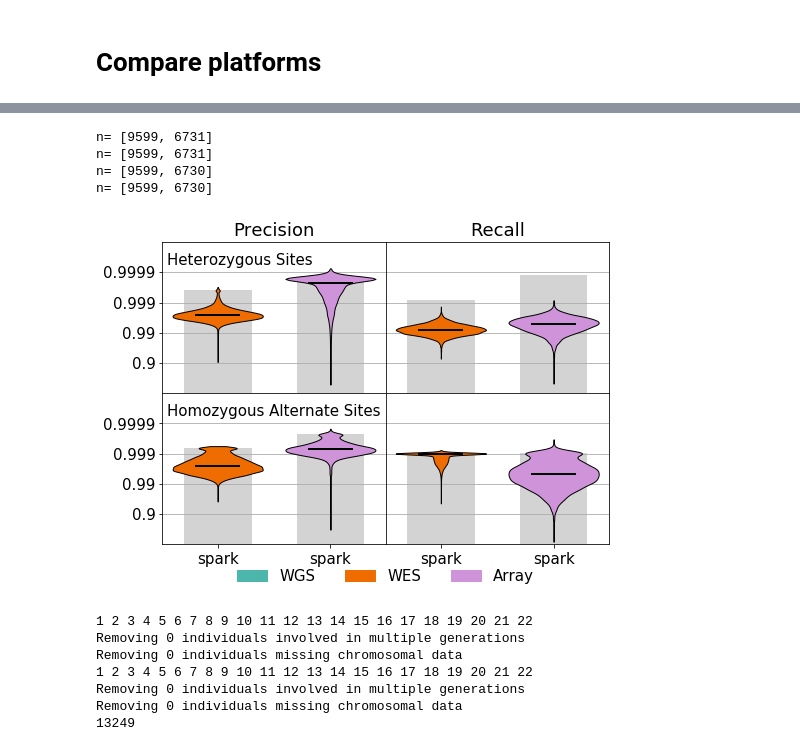
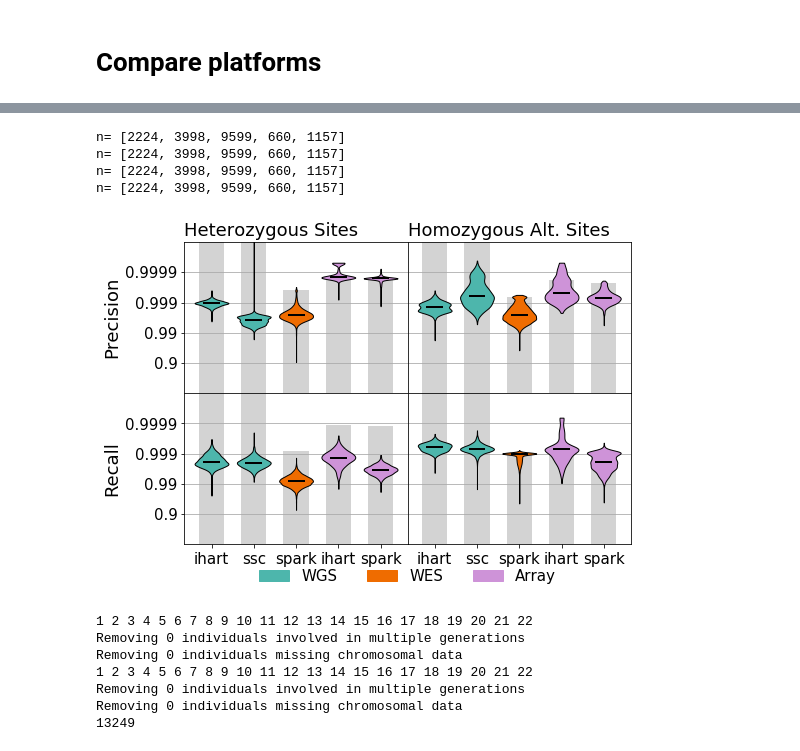
Before and after one commit to kpaskov/FamilySeqError, a Jupyter notebook: parameter_estimation/Population-Analysis.ipynb, the cells around one changed output, grey strips where cells are left out. Saved outputs shown, nothing was run; the diff lists cells and outputs as text; code cells hidden in the pictures.

```diff
--- a/parameter_estimation/Population-Analysis.ipynb
+++ b/parameter_estimation/Population-Analysis.ipynb
@@ -132,0 +160,18 @@ Removing 0 individuals missing chromosomal data
+# %%
+ihart_wgs_samples = compare_rates.pull_samples('../../DATA/ihart.ms2/family_genotype_counts', chroms)
+with open('../../FamilySeqError/params/ihart.ms2_params.json', 'r') as f:
+    params = json.load(f)
+
+    family_size = np.zeros((len(ihart_wgs_samples.sample_ids),))
+    family_size[:] = np.nan
+    num_nm = np.zeros((len(ihart_wgs_samples.sample_ids),))
+    num_nm[:] = np.nan
+    num_missing = np.zeros((len(ihart_wgs_samples.sample_ids),))
+    num_missing[:] = np.nan
+
+    for i, (sample_id, family) in enumerate(zip(ihart_wgs_samples.sample_ids, ihart_wgs_samples.families)):
+        key = '%s.%s' % (family, sample_id)
+        if key in params:
+            family_size[i] = params[key]['family_size']
+            num_nm[i] = params[key]['nonmendelian_count']/params[key]['total_count']
+            num_missing[i] = params[key]['missing_count']/params[key]['total_count']
@@ -132,0 +233,7 @@ Removing 0 individuals missing chromosomal data
+# %%
+ihart_is_ok_sample = set()
+with open('../../PhasingFamilies/data/170925.iHART.db.csv', 'r') as f:
+    for line in f:
+        pieces = line.strip().split(',')
+        if pieces[0] == 'Passed_QC_analysis_ready':
+            ihart_is_ok_sample.add(pieces[2])
@@ -133,14 +354,14 @@ Removing 0 individuals missing chromosomal data
 # %%
-plot_precision_recall('../plots/test.eps',
+plot_precision_recall('../plots/sequencing_method.eps',
                       datasets_of_interest,
                       legend_labels=['WGS', 'WES', 'Array'], legend_colors=['#4db6ac', '#ef6c00', '#ce93d8'],
                      )
 # %% [output]
-n= [9599, 6731]
-n= [9599, 6731]
-n= [9599, 6730]
-n= [9599, 6730]
+n= [2224, 3998, 9599, 660, 1157]
+n= [2224, 3998, 9599, 660, 1157]
+n= [2224, 3998, 9599, 660, 1157]
+n= [2224, 3998, 9599, 660, 1157]
-[figure, old version]
+[figure, new version]
 # %%
 #ihart_samples = compare_rates.pull_samples('../../DATA/ihart/family_genotype_counts', chroms)
 #ihart_samples = compare_rates.pull_samples('../../PhasingFamilies/split_gen_ihart_quads', chroms)
```
Also changed, not shown: parts of 12 cells of this notebook, 2 other files.
